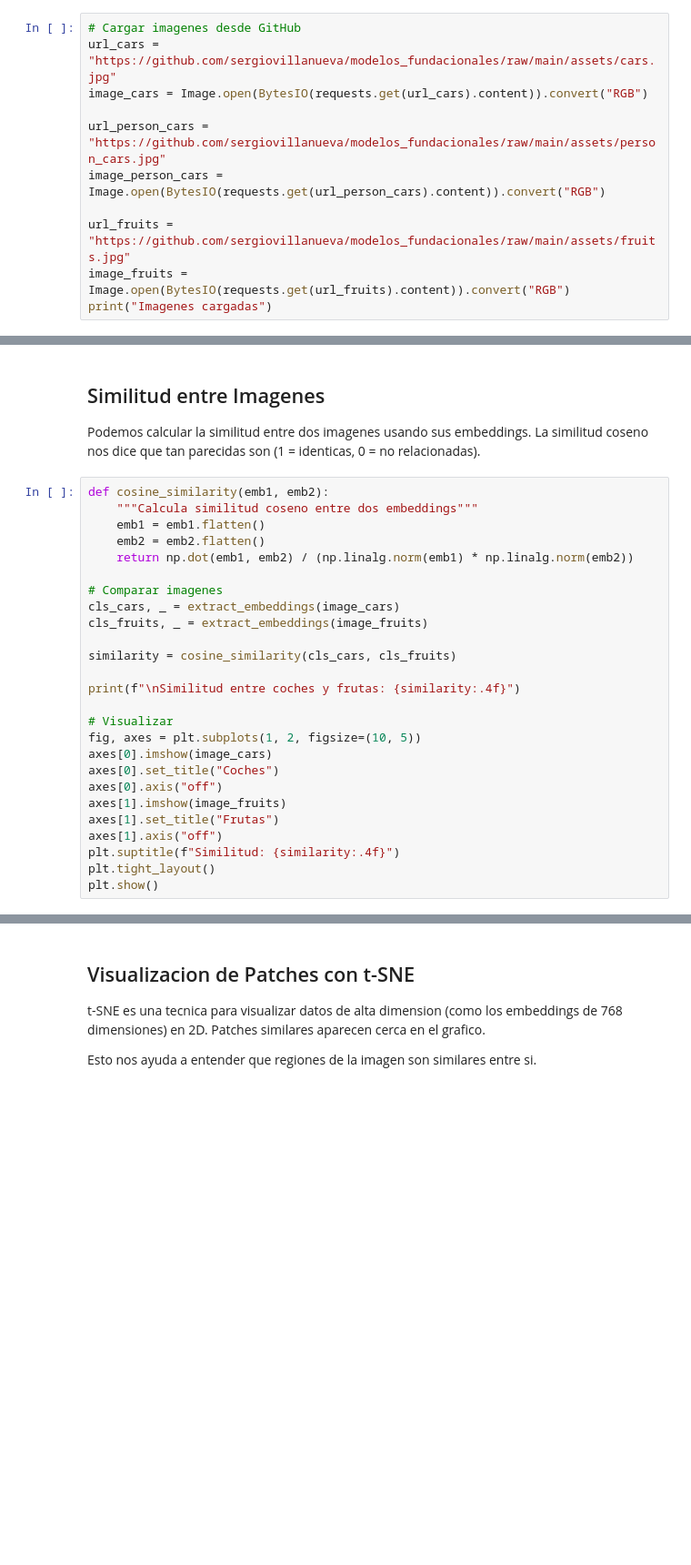
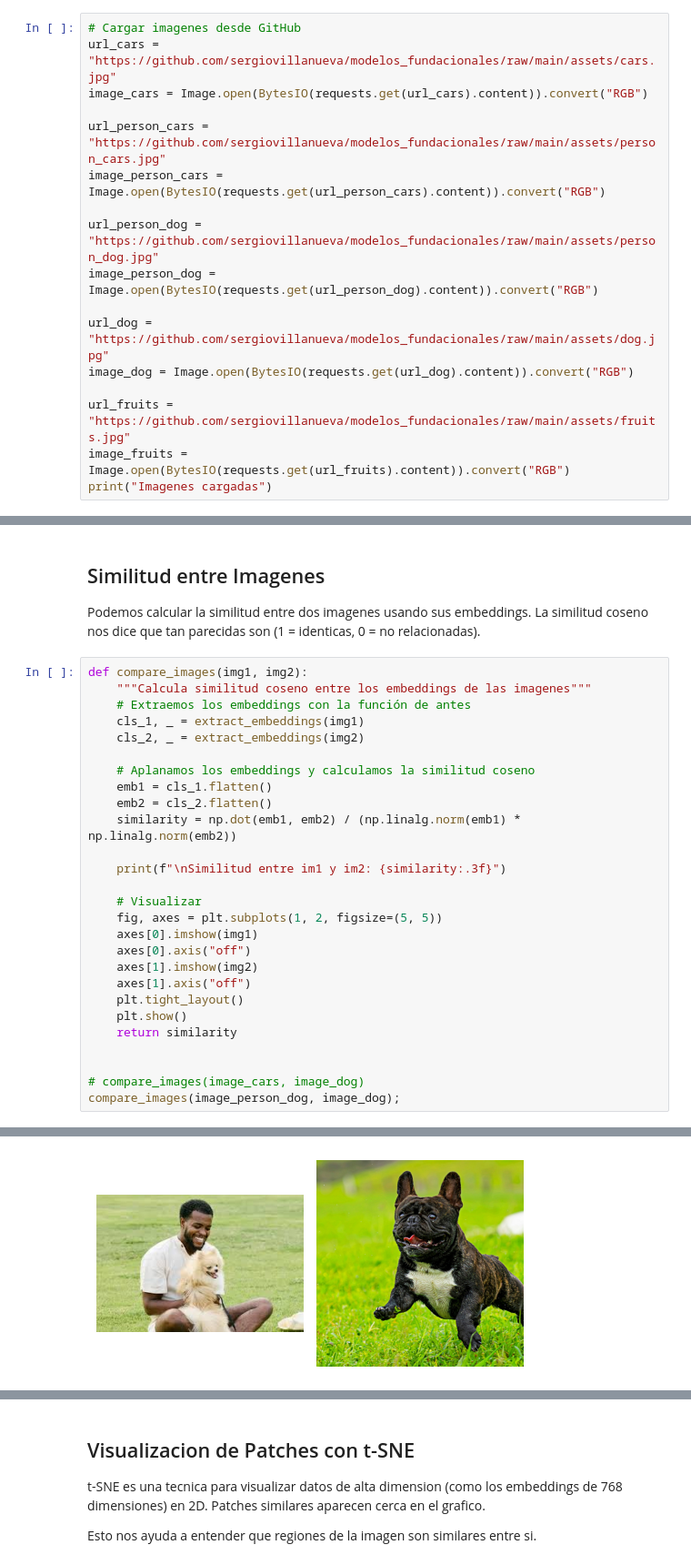
Before and after one commit to sergiovillanueva/Modelos_Fundacionales, a Jupyter notebook: 4_DINO.ipynb, the cells around one changed output, grey strips where cells are left out. Shown at 91% size. Cells and saved outputs as stored; diff of their text form; blank space fills up the shorter version.

Commit message:
feat: Add DINOv3 model setup, example images, and a new DINO notebook demonstrating embedding extraction and image similarity.

```diff
--- a/4_DINO.ipynb
+++ b/4_DINO.ipynb
@@ -53,6 +59,12 @@ image_cars = Image.open(BytesIO(requests.get(url_cars).content)).convert("RGB")
 url_person_cars = "https://github.com/sergiovillanueva/modelos_fundacionales/raw/main/assets/person_cars.jpg"
 image_person_cars = Image.open(BytesIO(requests.get(url_person_cars).content)).convert("RGB")
 
+url_person_dog = "https://github.com/sergiovillanueva/modelos_fundacionales/raw/main/assets/person_dog.jpg"
+image_person_dog = Image.open(BytesIO(requests.get(url_person_dog).content)).convert("RGB")
+
+url_dog = "https://github.com/sergiovillanueva/modelos_fundacionales/raw/main/assets/dog.jpg"
+image_dog = Image.open(BytesIO(requests.get(url_dog).content)).convert("RGB")
+
 url_fruits = "https://github.com/sergiovillanueva/modelos_fundacionales/raw/main/assets/fruits.jpg"
 image_fruits = Image.open(BytesIO(requests.get(url_fruits).content)).convert("RGB")
 print("Imagenes cargadas")
@@ -95,28 +104,30 @@ plt.show()
 
 Podemos calcular la similitud entre dos imagenes usando sus embeddings. La similitud coseno nos dice que tan parecidas son (1 = identicas, 0 = no relacionadas).
 # %%
-def cosine_similarity(emb1, emb2):
-    """Calcula similitud coseno entre dos embeddings"""
-    emb1 = emb1.flatten()
-    emb2 = emb2.flatten()
-    return np.dot(emb1, emb2) / (np.linalg.norm(emb1) * np.linalg.norm(emb2))
+def compare_images(img1, img2):
+    """Calcula similitud coseno entre los embeddings de las imagenes"""
+    # Extraemos los embeddings con la función de antes
+    cls_1, _ = extract_embeddings(img1)
+    cls_2, _ = extract_embeddings(img2)
 
-# Comparar imagenes
-cls_cars, _ = extract_embeddings(image_cars)
-cls_fruits, _ = extract_embeddings(image_fruits)
+    # Aplanamos los embeddings y calculamos la similitud coseno
+    emb1 = cls_1.flatten()
+    emb2 = cls_2.flatten()
+    similarity = np.dot(emb1, emb2) / (np.linalg.norm(emb1) * np.linalg.norm(emb2))
 
-similarity = cosine_similarity(cls_cars, cls_fruits)
+    print(f"\nSimilitud entre im1 y im2: {similarity:.3f}")
 
-print(f"\nSimilitud entre coches y frutas: {similarity:.4f}")
+    # Visualizar
+    fig, axes = plt.subplots(1, 2, figsize=(5, 5))
+    axes[0].imshow(img1)
+    axes[0].axis("off")
+    axes[1].imshow(img2)
+    axes[1].axis("off")
+    plt.tight_layout()
+    plt.show()
+    return similarity
 
-# Visualizar
-fig, axes = plt.subplots(1, 2, figsize=(10, 5))
-axes[0].imshow(image_cars)
-axes[0].set_title("Coches")
-axes[0].axis("off")
-axes[1].imshow(image_fruits)
-axes[1].set_title("Frutas")
-axes[1].axis("off")
-plt.suptitle(f"Similitud: {similarity:.4f}")
-plt.tight_layout()
-plt.show()
+
+# compare_images(image_cars, image_dog)
+compare_images(image_person_dog, image_dog);
+# %% [output]
@@ -122,0 +138 @@ plt.show()
+[figure, added]
```
Also changed, not shown: parts of 7 cells of this notebook, 4 other files.
